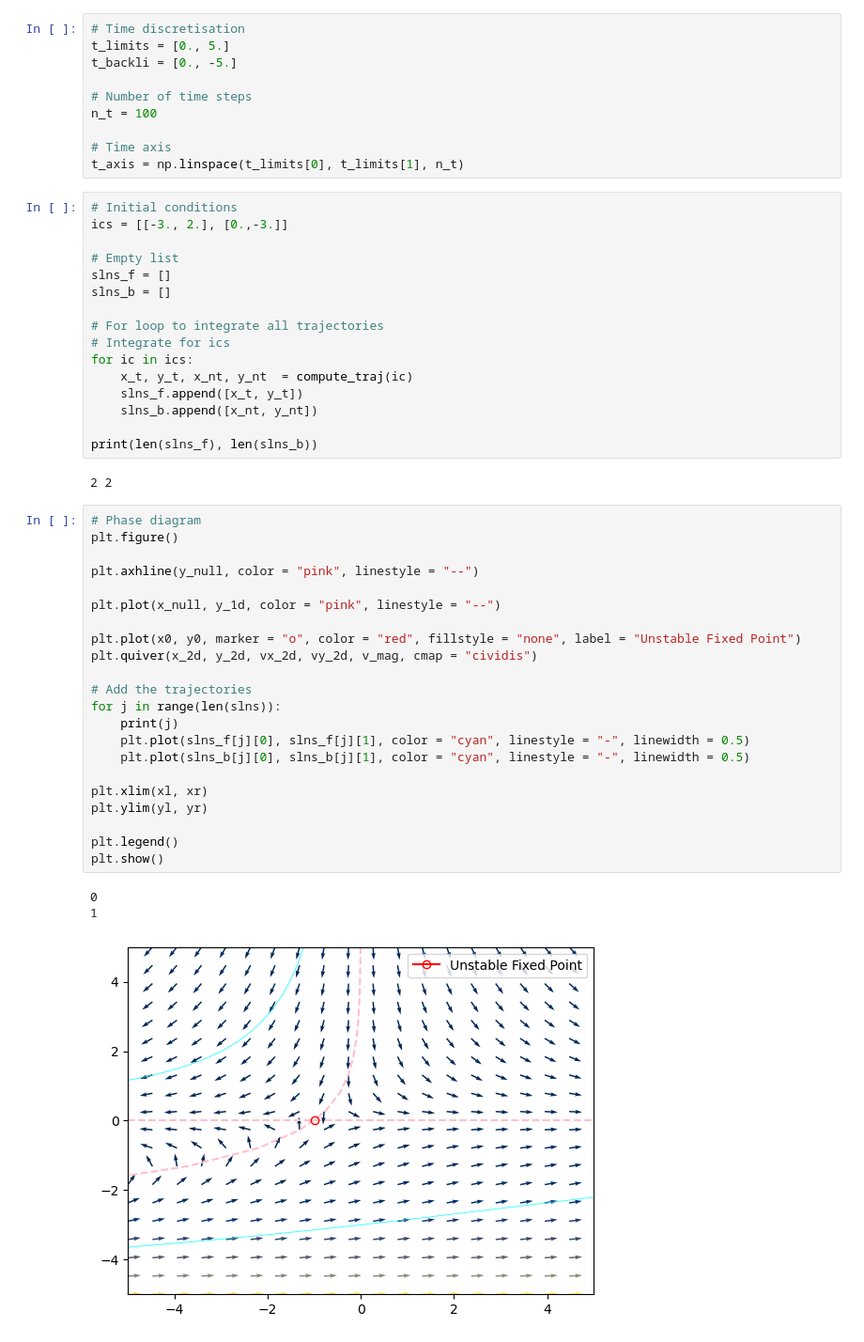
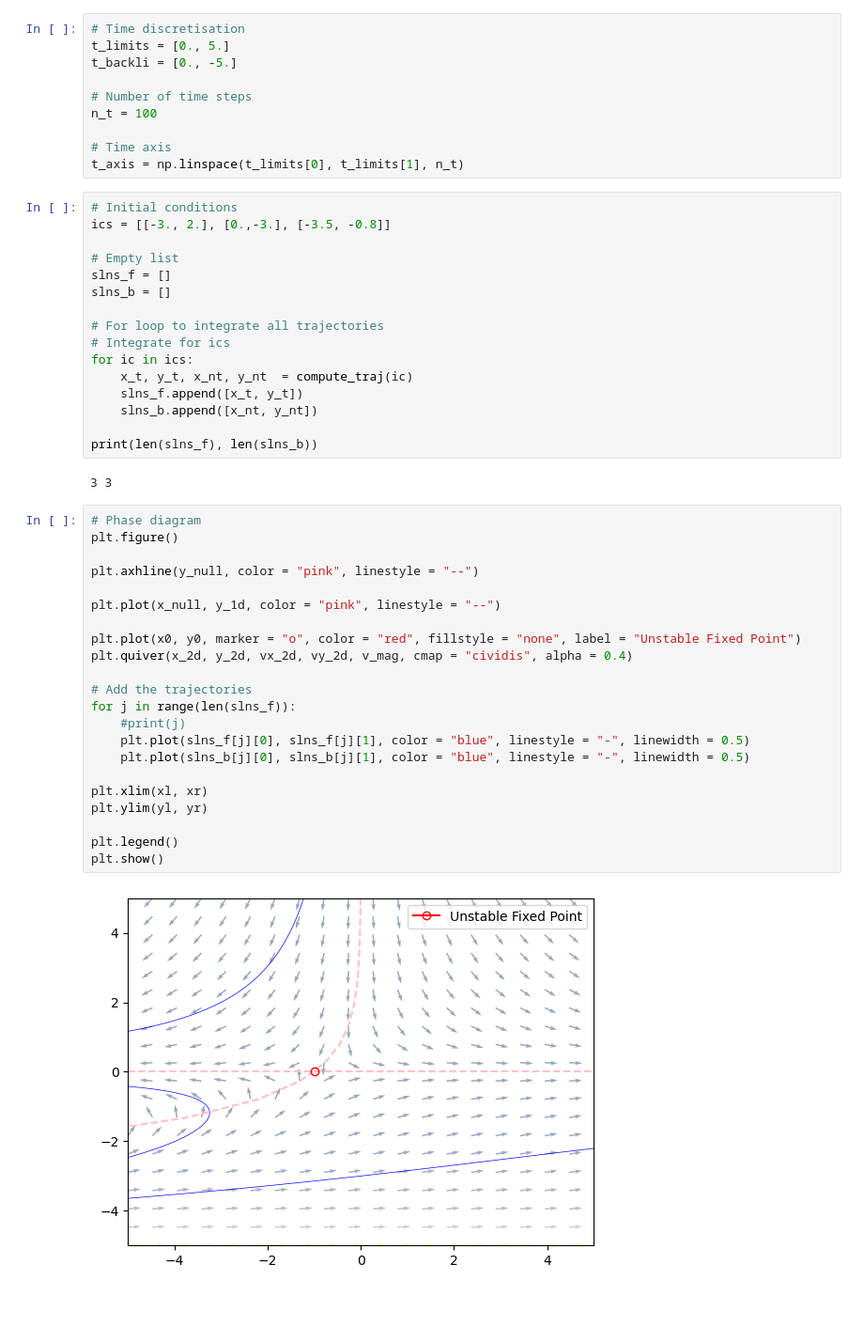
Before and after one commit to wbandabarragan/computational-physics-2, a Jupyter notebook: unit-6/601-nonlinear-systems-2D.ipynb, the cells around one changed output. Shown at 94% size. Cells and saved outputs as stored; diff of their text form; blank space fills up the shorter version.

```diff
--- a/unit-6/601-nonlinear-systems-2D.ipynb
+++ b/unit-6/601-nonlinear-systems-2D.ipynb
@@ -126,7 +128,7 @@ n_t = 100
 t_axis = np.linspace(t_limits[0], t_limits[1], n_t)
 # %%
 # Initial conditions
-ics = [[-3., 2.], [0.,-3.]]
+ics = [[-3., 2.], [0.,-3.], [-3.5, -0.8]]
 
 # Empty list
 slns_f = []
@@ -141,30 +143,28 @@ for ic in ics:
 
 print(len(slns_f), len(slns_b))
 # %% [output]
-2 2
+3 3
 # %%
 # Phase diagram
 plt.figure()
 
 plt.axhline(y_null, color = "pink", linestyle = "--")
 
 plt.plot(x_null, y_1d, color = "pink", linestyle = "--")
 
 plt.plot(x0, y0, marker = "o", color = "red", fillstyle = "none", label = "Unstable Fixed Point")
-plt.quiver(x_2d, y_2d, vx_2d, vy_2d, v_mag, cmap = "cividis")
+plt.quiver(x_2d, y_2d, vx_2d, vy_2d, v_mag, cmap = "cividis", alpha = 0.4)
 
 # Add the trajectories
-for j in range(len(slns)):
-    print(j)
-    plt.plot(slns_f[j][0], slns_f[j][1], color = "cyan", linestyle = "-", linewidth = 0.5)
-    plt.plot(slns_b[j][0], slns_b[j][1], color = "cyan", linestyle = "-", linewidth = 0.5)
+for j in range(len(slns_f)):
+    #print(j)
+    plt.plot(slns_f[j][0], slns_f[j][1], color = "blue", linestyle = "-", linewidth = 0.5)
+    plt.plot(slns_b[j][0], slns_b[j][1], color = "blue", linestyle = "-", linewidth = 0.5)
 
 plt.xlim(xl, xr)
 plt.ylim(yl, yr)
 
 plt.legend()
 plt.show()
 # %% [output]
-0
-1
-[figure, old version]
+[figure, new version]
```
Also changed, not shown: parts of 12 cells of this notebook, 1 other file.
